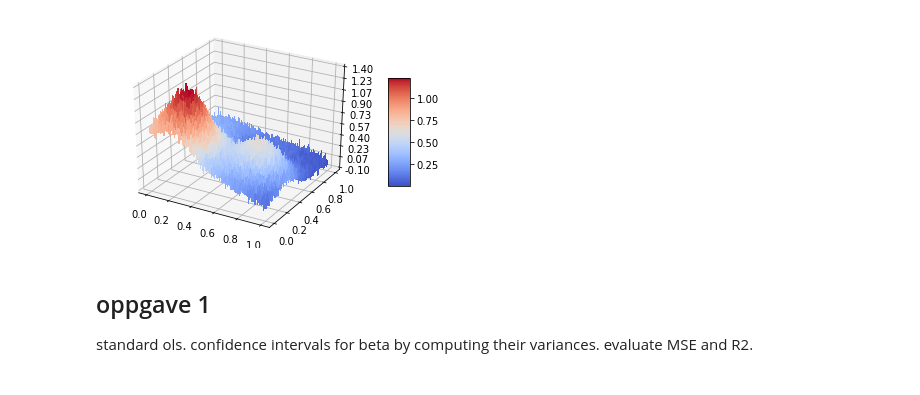
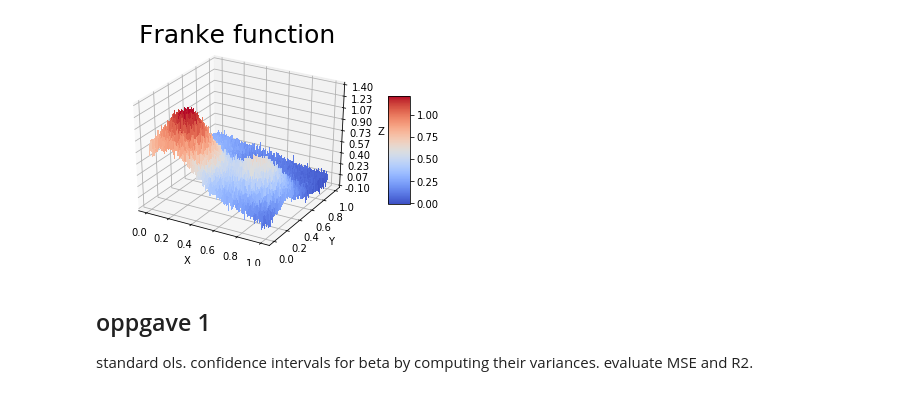
Before and after one commit to VemundST/Project1, a Jupyter notebook: main.ipynb, the cells around one changed output. Drawn from its saved outputs; the diff is of its cells as text; code cells hidden in the pictures.

```diff
--- a/main.ipynb
+++ b/main.ipynb
@@ -25,29 +25,32 @@ import sklearn.linear_model as skl
 # %%
 fig         = plt.figure()
 ax          = fig.gca(projection='3d')
 n_x         = 200
 
 # Make data.
 x           = np.linspace(0, 1, n_x)
 y           = np.linspace(0, 1, n_x)
 
 
 x_mesh, y_mesh  = np.meshgrid(x,y)
 noise_level     = 0.05
 frank           = fx.FrankeFunction(x_mesh, y_mesh, noise_level)
 
 
 # Plot the surface.
 surf        = ax.plot_surface(x_mesh, y_mesh, frank, cmap=cm.coolwarm, linewidth=0, antialiased=False)
 # Customize the z axis.
 ax.set_zlim(-0.10, 1.40)
 ax.zaxis.set_major_locator(LinearLocator(10))
 ax.zaxis.set_major_formatter(FormatStrFormatter('%.02f'))
-# Add a color bar which maps values to colors.
+ax.set_xlabel('X')
+ax.set_ylabel('Y')
+ax.set_zlabel('Z')
+plt.title('Franke function', fontsize=25, y=1.05)# Add a color bar which maps values to colors.
 fig.colorbar(surf, shrink=0.5, aspect=5)
 plt.show()
 # %% [output]
-[figure, old version]
+[figure, new version]
 # %% [markdown]
 ## oppgave 1
 standard ols.
```
Also changed, not shown: parts of 5 cells of this notebook.
